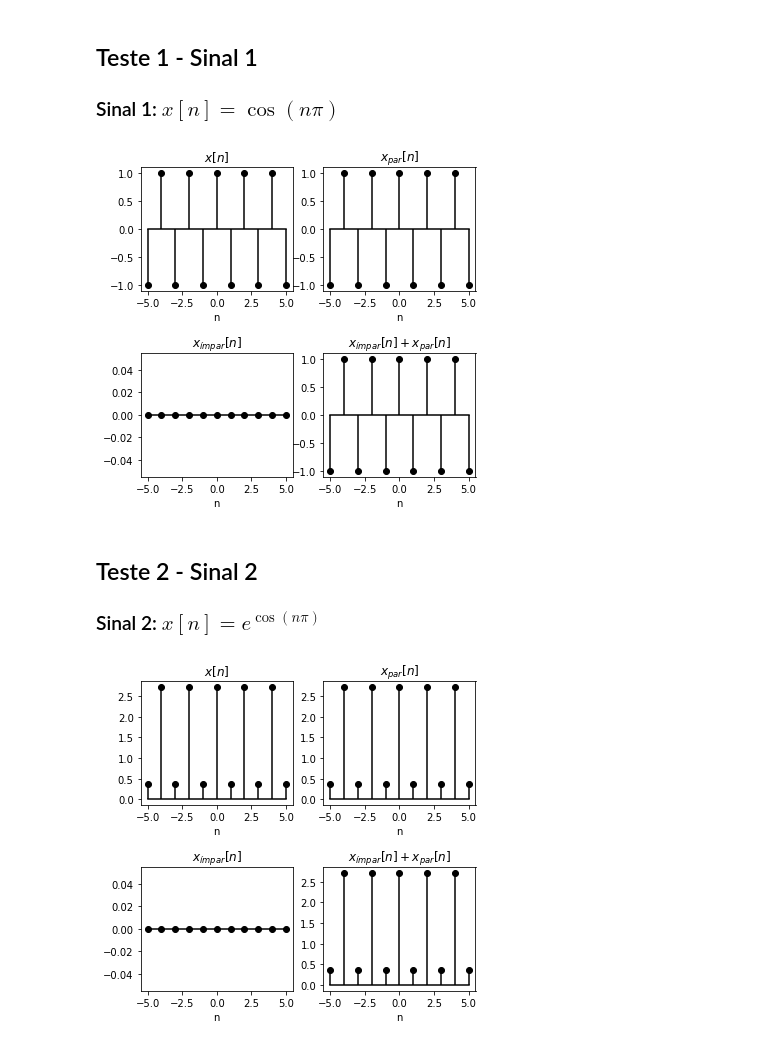
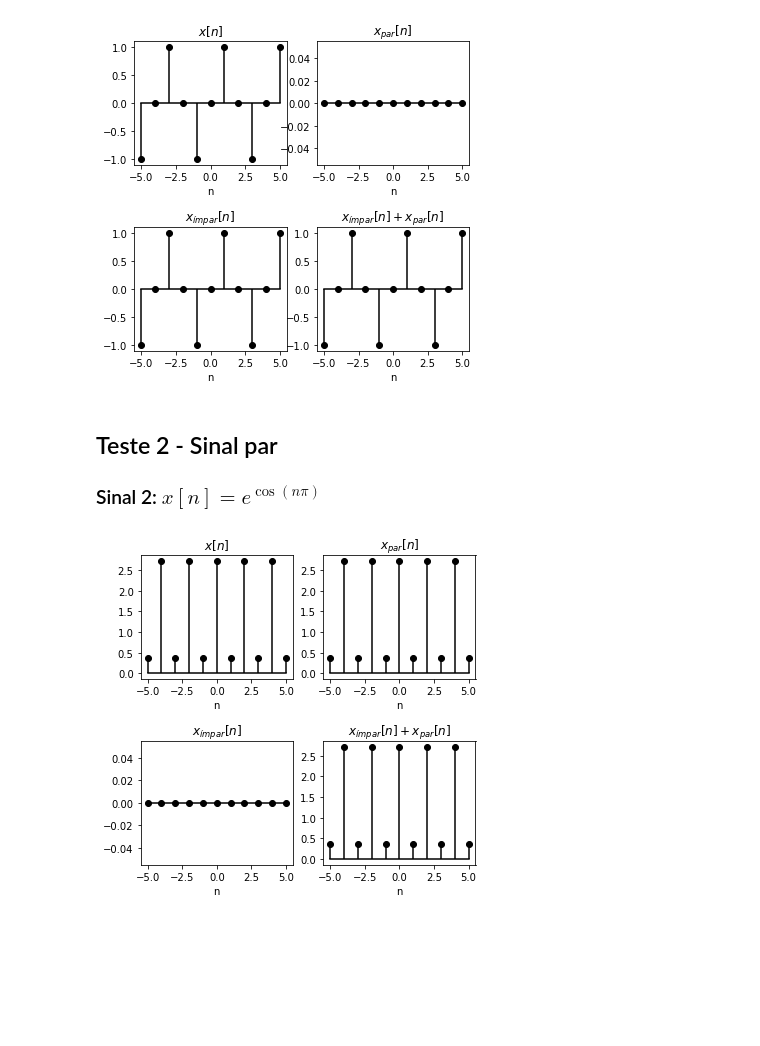
Before and after one commit to SamuelLost/sinais-e-sistemas, a Jupyter notebook: Decomposição/jupyter/SignalDecomposition.ipynb, the cells around one changed output. Saved outputs shown, nothing was run; the diff lists cells and outputs as text; code cells hidden in the pictures; blank space fills up the shorter version.

```diff
--- a/Decomposição/jupyter/SignalDecomposition.ipynb
+++ b/Decomposição/jupyter/SignalDecomposition.ipynb
@@ -76,7 +76,8 @@ def grafico_dividido(domino, original, par, impar):
     show()
 
 def expansao(dom_sinal, n0, sinal):
-    # Domínio original do sinal de entrada.
+    # Série numérica calculada entre o instante inicial até
+    # o instante inicial mais o tamanho do array do sinal.
     domino = range(n0, n0 + len(sinal))
 
     #Um array de zeros com o tamanho do dominio do sinal de entrada
@@ -93,11 +94,11 @@ def expansao(dom_sinal, n0, sinal):
 
     return sinal_expandido
 
-def decompor_sinal(yn, n0):
+def decompor_sinal(sinal, n0):
     #Calculando raio de intervalo para o domínio exendido
-    raio = max(abs(n0), abs(n0 + len(yn) - 1))
+    raio = max(abs(n0), abs(n0 + len(sinal) - 1))
     dom_sinal = np.arange(-raio, raio+1)
-    sinal_entrada = expansao(dom_sinal, n0, yn)
+    sinal_entrada = expansao(dom_sinal, n0, sinal)
     sinal_rebatido = sinal_entrada[::-1]
 
     sinal_par = 0.5 * (sinal_entrada + sinal_rebatido)
@@ -107,29 +112,25 @@ def decompor_sinal(yn, n0):
+# %%
+import numpy as np
+
+n = np.arange(-5,6)
+x = np.sin((n * np.pi)/2) #Função definida entre -5 e 5
+
+#Intervalo inicial
+n0 = n[0]
+dominio, original_expandido, par, impar = decompor_sinal(x, n0)
+grafico_dividido(dominio, original_expandido, par, impar)
+
+#Pode ser plotado separadamente
+# grafico_original(dominio, original_expandido)
+# grafico_par(dominio, par)
+# grafico_impar(dominio, impar)
+# grafico_soma(dominio, par+impar)
+# %% [output]
+[figure, added]
 # %% [markdown]
-## Teste 1 - Sinal 1
+## Teste 2 - Sinal par
 
-### Sinal 1: $x[n] = \cos (n\pi)$
+### Sinal 2: $x[n] = e^{\cos(n\pi)}$
-# %%
-import numpy as np
-
-n = np.arange(-5,6)
-x = np.cos(n * np.pi) #Função definida entre -5 e 5
-
-#Intervalo inicial
-n0 = n[0]
-dominio, original_expandido, par, impar = decompor_sinal(x, n0)
-grafico_dividido(dominio, original_expandido, par, impar)
-
-#Pode ser plotado separadamente
-# grafico_original(dominio, original_expandido)
-# grafico_par(dominio, par)
-# grafico_impar(dominio, impar)
-# grafico_soma(dominio, par+impar)
-# %% [output]
-[figure, removed]
-# %% [markdown]
-## Teste 2 - Sinal 2
-
-### Sinal 2: $x[n] = e^{\cos(n\pi)}$
 # %%
 n = np.arange(-5,6)
 x = np.exp(np.cos(n * np.pi))
```
Also changed, not shown: parts of 3 cells of this notebook, 6 other files.
